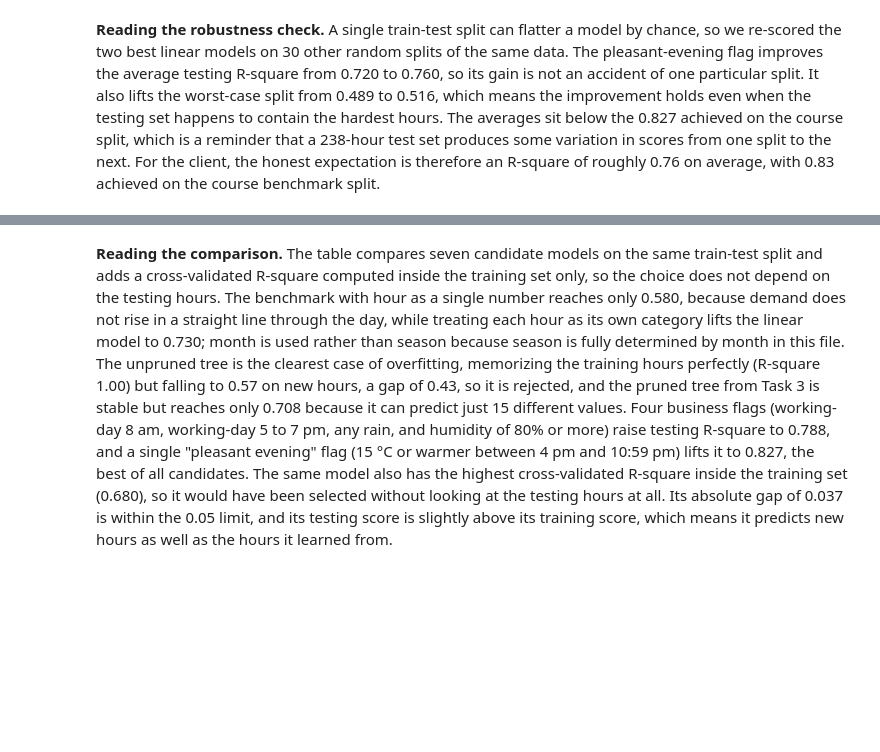
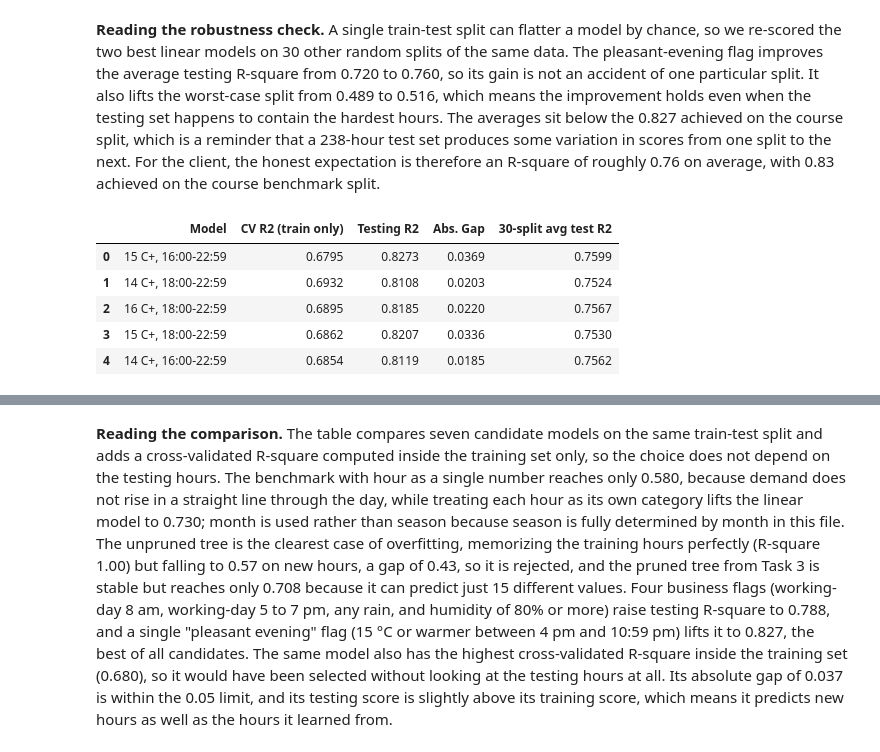
Before and after one commit to seyhasenganz/my-sql-assignment, a Jupyter notebook: Final-Bike-Rentals/Bike_Rentals_Final_Assignment.ipynb, the cells around one changed output, grey strips where cells are left out. Drawn from its saved outputs; the diff is of its cells as text; code cells hidden in the pictures; blank space fills up the shorter version.

```diff
--- a/Final-Bike-Rentals/Bike_Rentals_Final_Assignment.ipynb
+++ b/Final-Bike-Rentals/Bike_Rentals_Final_Assignment.ipynb
@@ -723,3 +744,29 @@ pd.DataFrame(robustness).T.round(4)
 | FINAL (+ pleasant evening) | 0.7599 | 0.5161 |
 # %% [markdown]
 <strong>Reading the robustness check.</strong> A single train-test split can flatter a model by chance, so we re-scored the two best linear models on 30 other random splits of the same data. The pleasant-evening flag improves the average testing R-square from 0.720 to 0.760, so its gain is not an accident of one particular split. It also lifts the worst-case split from 0.489 to 0.516, which means the improvement holds even when the testing set happens to contain the hardest hours. The averages sit below the 0.827 achieved on the course split, which is a reminder that a 238-hour test set produces some variation in scores from one split to the next. For the client, the honest expectation is therefore an R-square of roughly 0.76 on average, with 0.83 achieved on the course benchmark split.
+# %%
+# sensitivity of the pleasant-evening definition (training-only CV, course test split, 30-split average)
+sensitivity = []
+
+for min_temp, (start_hour, end_hour) in [(15, (16, 22)), (14, (18, 22)), (16, (18, 22)), (15, (18, 22)), (14, (16, 22))]:
+
+    # alternative flag definition
+    flag    = ((bikes['Temperature'] >= min_temp) & bikes['Hour'].between(start_hour, end_hour)).astype(int)
+    x_alt   = pd.concat([x_flags, flag.rename('pleasant_evening')], axis = 1)
+    row, _  = run_model(LinearRegression(), x_alt, y_rentals, f"{min_temp} C+, {start_hour}:00-{end_hour}:59")
+
+    # average testing R-square over 30 other random splits
+    row['30-split avg test R2'] = round(np.mean([LinearRegression().fit(x_tr, y_tr).score(x_te, y_te)
+                                                 for x_tr, x_te, y_tr, y_te in
+                                                 [train_test_split(x_alt, y_rentals, test_size = 0.35, random_state = seed)
+                                                  for seed in range(1, 31)]]), 4)
+    sensitivity.append(row)
+
+pd.DataFrame(sensitivity).drop(columns = ['X-Features', 'Training R2'])
+# %% [output]
+|  | Model | CV R2 (train only) | Testing R2 | Abs. Gap | 30-split avg test R2 |
+| 0 | 15 C+, 16:00-22:59 | 0.6795 | 0.8273 | 0.0369 | 0.7599 |
+| 1 | 14 C+, 18:00-22:59 | 0.6932 | 0.8108 | 0.0203 | 0.7524 |
+| 2 | 16 C+, 18:00-22:59 | 0.6895 | 0.8185 | 0.0220 | 0.7567 |
+| 3 | 15 C+, 18:00-22:59 | 0.6862 | 0.8207 | 0.0336 | 0.7530 |
+| 4 | 14 C+, 16:00-22:59 | 0.6854 | 0.8119 | 0.0185 | 0.7562 |
```
Also changed, not shown: parts of 27 cells of this notebook, 1 other file.
